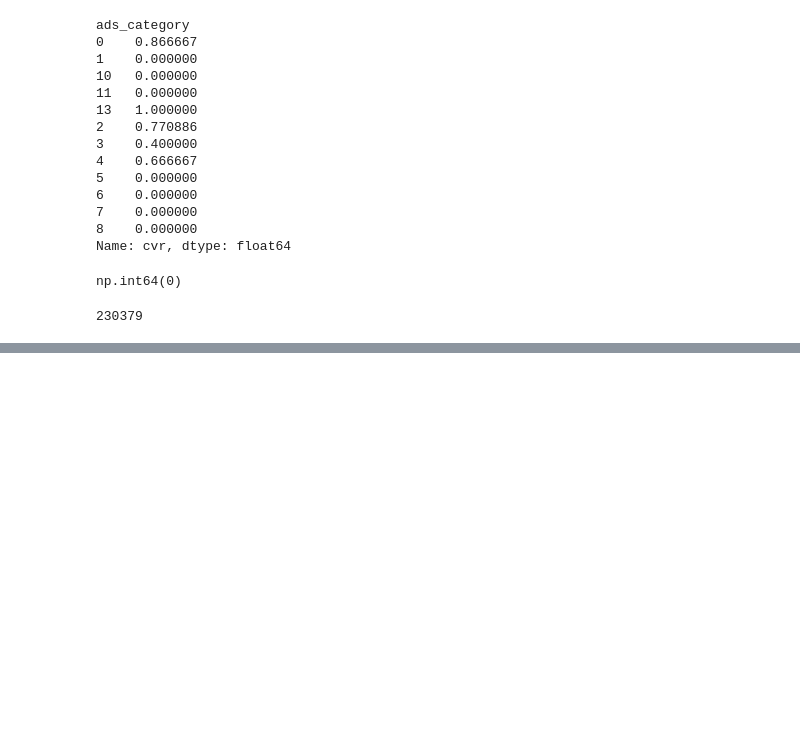
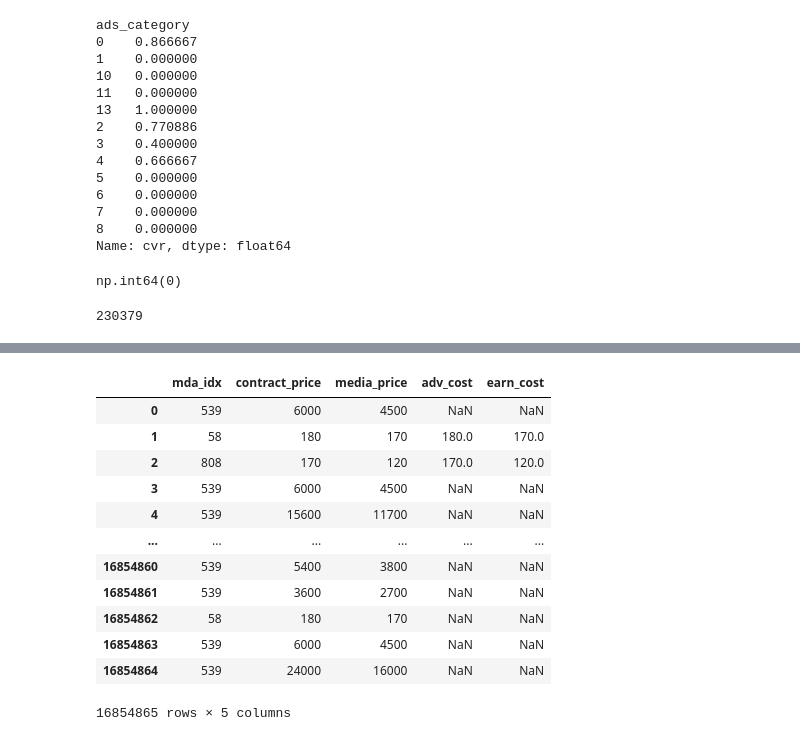
Before and after one commit to sese7414/reward_ads_project, a Jupyter notebook: Sehee/preprocessing.ipynb, the cells around one changed output, grey strips where cells are left out. Cells and saved outputs as stored; diff of their text form; code cells hidden in the pictures; blank space fills up the shorter version.

```diff
--- a/Sehee/preprocessing.ipynb
+++ b/Sehee/preprocessing.ipynb
@@ -1635,0 +1715,16 @@ Box(children=(HTML(value='\n<div id="ifr-pyg-00063db90c9973aapS03nmf651INFjzJ" s
+# %%
+machesa[['mda_idx', 'contract_price', 'media_price', 'adv_cost', 'earn_cost']]
+# %% [output]
+|  | mda_idx | contract_price | media_price | adv_cost | earn_cost |
+| 0 | 539 | 6000 | 4500 | NaN | NaN |
+| 1 | 58 | 180 | 170 | 180.0 | 170.0 |
+| 2 | 808 | 170 | 120 | 170.0 | 120.0 |
+| 3 | 539 | 6000 | 4500 | NaN | NaN |
+| 4 | 539 | 15600 | 11700 | NaN | NaN |
+| ... | ... | ... | ... | ... | ... |
+| 16854860 | 539 | 5400 | 3800 | NaN | NaN |
+| 16854861 | 539 | 3600 | 2700 | NaN | NaN |
+| 16854862 | 58 | 180 | 170 | NaN | NaN |
+| 16854863 | 539 | 6000 | 4500 | NaN | NaN |
+| 16854864 | 539 | 24000 | 16000 | NaN | NaN |
+16854865 rows × 5 columns
```
Also changed, not shown: parts of 15 cells of this notebook, 1 other file.
